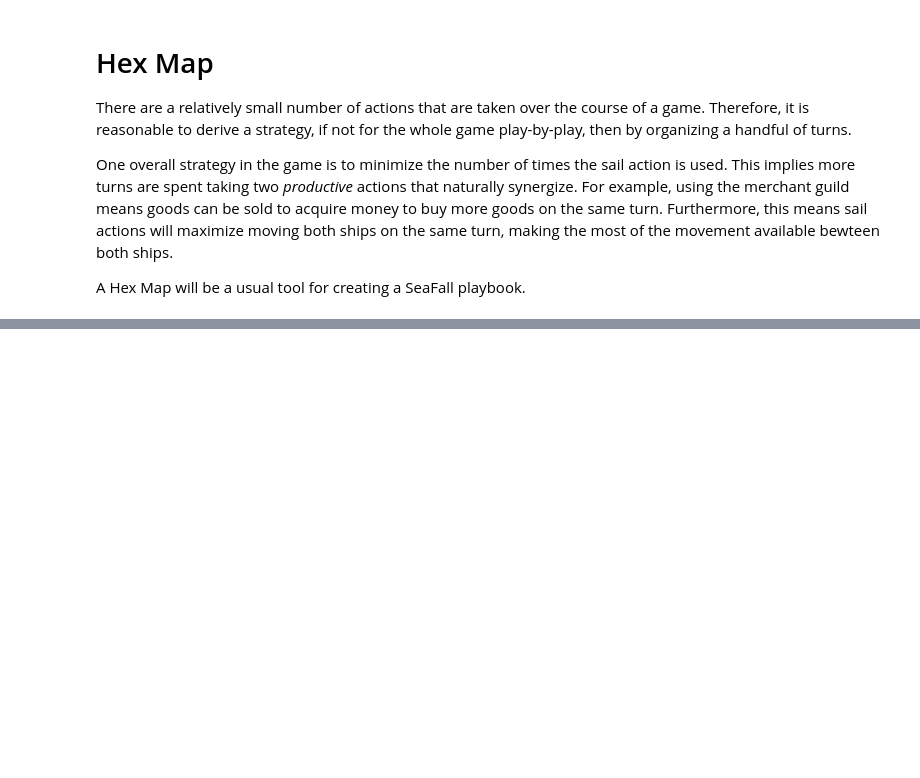
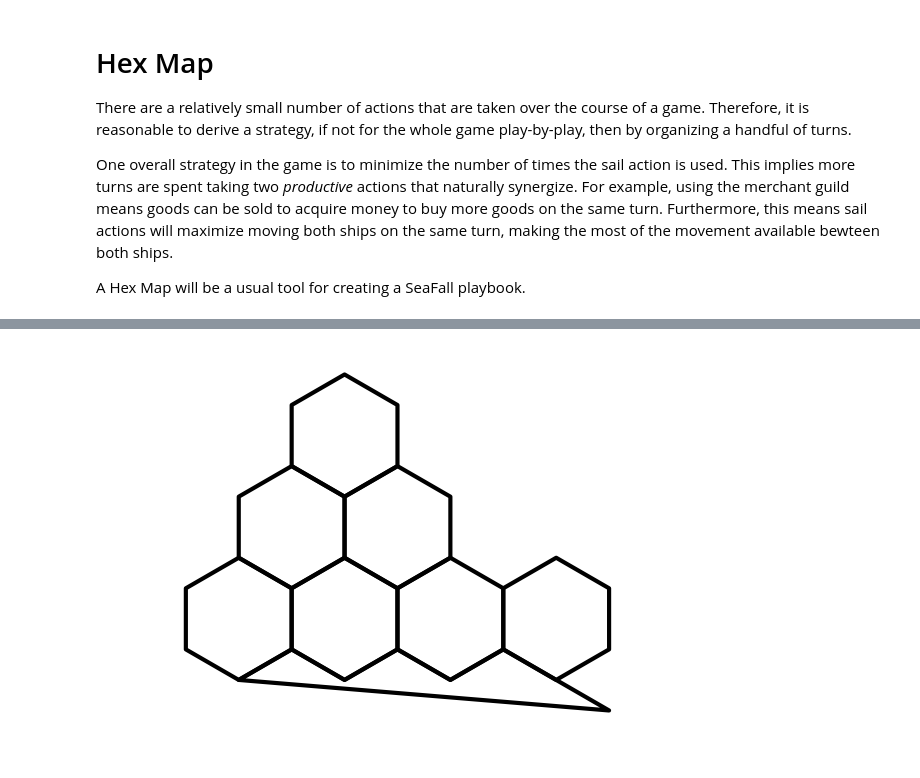
Before and after one commit to cardboardai/boardgame-bookie, a Jupyter notebook: boardgames/seafall/Hex Map.ipynb, the cells around one changed output, grey strips where cells are left out. Saved outputs shown, nothing was run; the diff lists cells and outputs as text; code cells hidden in the pictures; blank space fills up the shorter version.

```diff
--- a/boardgames/seafall/Hex Map.ipynb
+++ b/boardgames/seafall/Hex Map.ipynb
@@ -15,0 +176,71 @@ The hex grid will be stored in a dictionary using 3 coordinates to define the lo
+# %%
+fig, ax = plt.subplots()
+patches = []
+polygon = mpatches.RegularPolygon((0,0), 6, 1/(np.sqrt(3)),
+                                  linestyle="solid",
+                                  linewidth=3,
+                                 color="k",
+                                 fill=False)
+patches.append(polygon)
+polygon = mpatches.RegularPolygon((1,0), 6, 1/(np.sqrt(3)),
+                                  linestyle="solid",
+                                  linewidth=3,
+                                 color="k",
+                                 fill=False)
+patches.append(polygon)
+polygon = mpatches.RegularPolygon((2,0), 6, 1/(np.sqrt(3)),
+                                  linestyle="solid",
+                                  linewidth=3,
+                                 color="k",
+                                 fill=False)
+patches.append(polygon)
+polygon = mpatches.RegularPolygon((3,0), 6, 1/(np.sqrt(3)),
+                                  linestyle="solid",
+                                  linewidth=3,
+                                 color="k",
+                                 fill=False)
+patches.append(polygon)
+polygon = mpatches.RegularPolygon((0.5,np.sqrt(3)/2), 6, 1/(np.sqrt(3)),
+                                  linestyle="solid",
+                                  linewidth=3,
+                                 color="k",
+                                 fill=False)
+patches.append(polygon)
+polygon = mpatches.RegularPolygon((1.5,np.sqrt(3)/2), 6, 1/(np.sqrt(3)),
+                                  linestyle="solid",
+                                  linewidth=3,
+                                 color="k",
+                                 fill=False)
+patches.append(polygon)
+polygon = mpatches.RegularPolygon((1.0,np.sqrt(3)), 6, 1/(np.sqrt(3)),
+                                  linestyle="solid",
+                                  linewidth=3,
+                                 color="k",
+                                 fill=False)
+patches.append(polygon)
+# add a path patch
+Path = mpath.Path
+path_data = [
+    (Path.MOVETO, [0.0, -1/(np.sqrt(3))]),
+    (Path.LINETO, [0.5, -1/(2*np.sqrt(3))]),
+    (Path.LINETO, [1.0,  -1/(np.sqrt(3))]),
+    (Path.LINETO, [1.5, -1/(2*np.sqrt(3))]),
+    (Path.LINETO, [2.0,  -1/(np.sqrt(3))]),
+    (Path.LINETO, [2.5, -1/(2*np.sqrt(3))]),
+    (Path.LINETO, [3.5,  -3/(2*np.sqrt(3))]),
+    (Path.CLOSEPOLY, [0.0, -1/(np.sqrt(3))])
+    ]
+codes, verts = zip(*path_data)
+path = mpath.Path(verts, codes)
+patch = mpatches.PathPatch(path,                                   linestyle="solid",
+                                  linewidth=3,
+                                 color="k",
+                                 fill=False)
+patches.append(patch)
+collection = PatchCollection(patches, match_original=True)
+ax.add_collection(collection)
+plt.axis('equal')
+plt.axis('off')
+plt.show()
+# %% [output]
+[figure, added]
```
Also changed, not shown: parts of 3 cells of this notebook, 1 other file.
